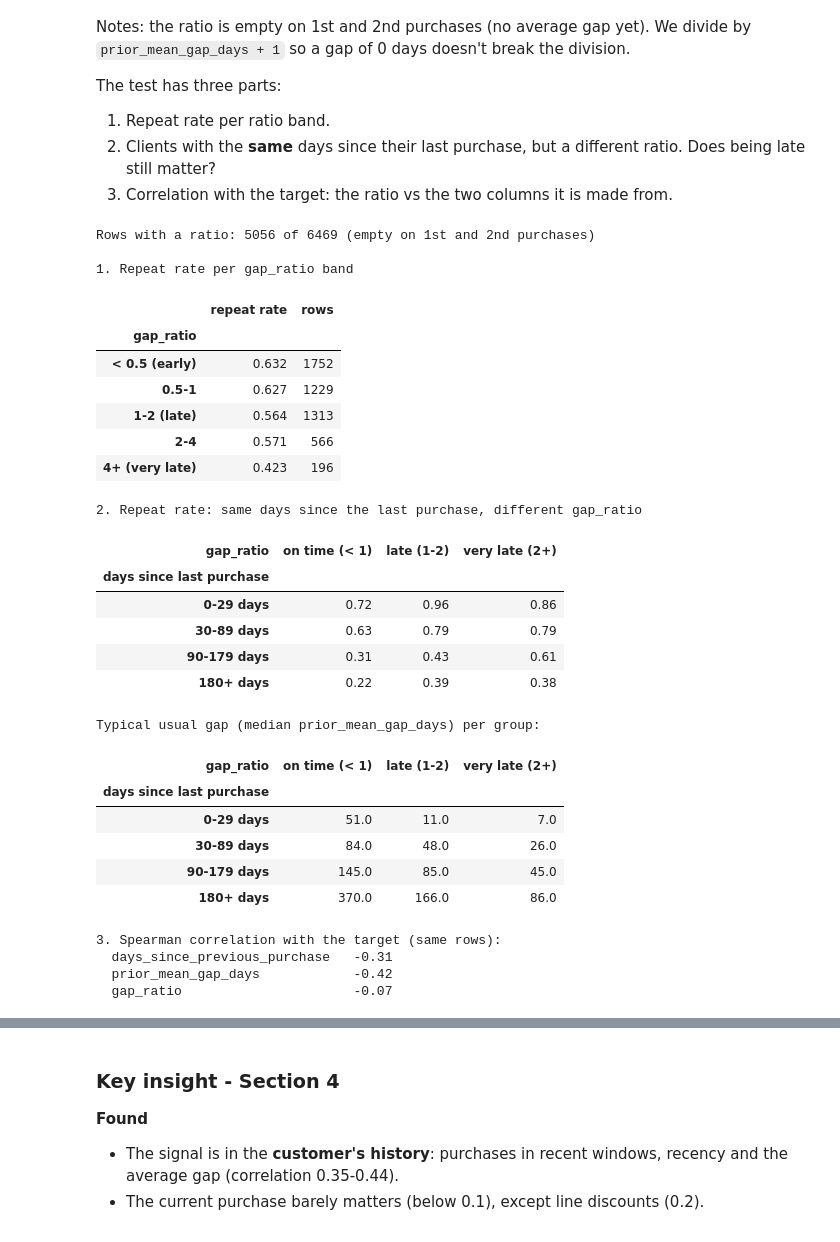
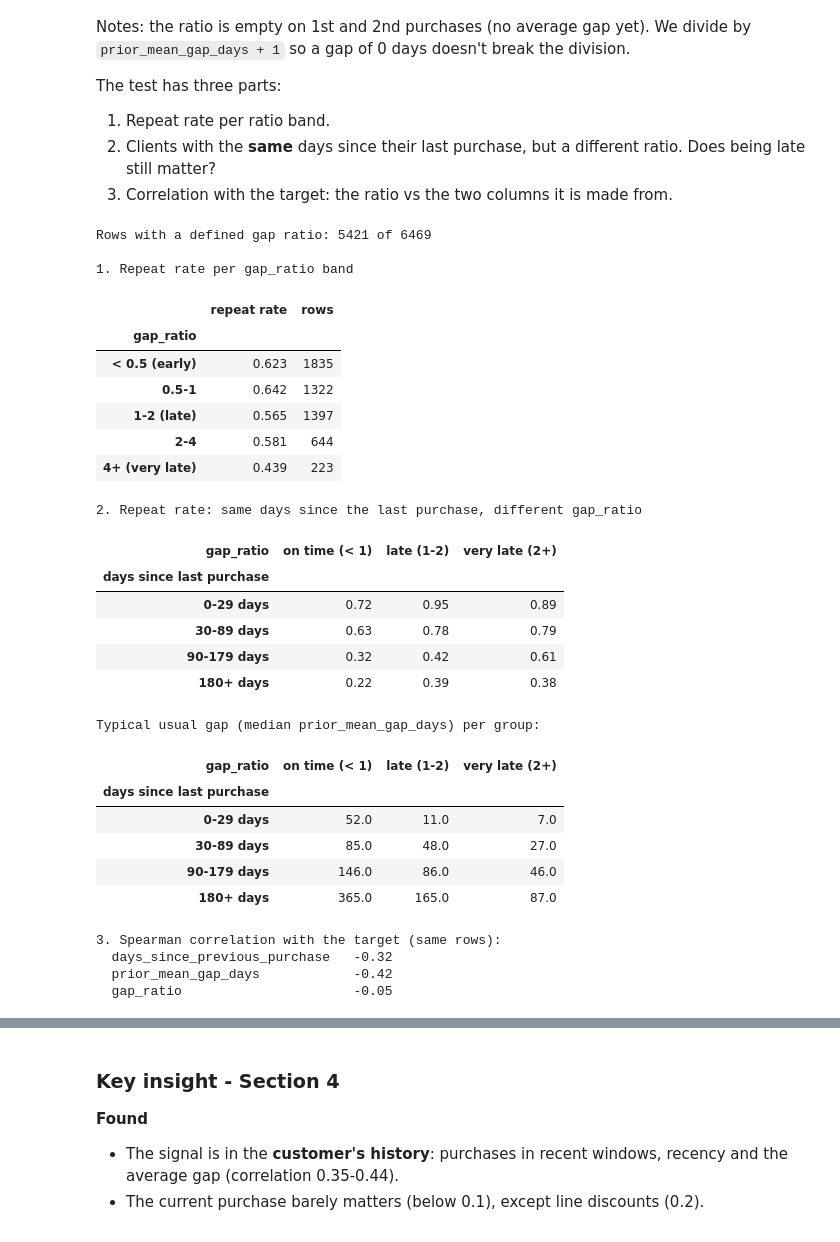
Before and after one commit to L4DR48/ETAI-Group5, a Jupyter notebook: notebooks/03_feature_engineering_selection.ipynb, the cells around one changed output, grey strips where cells are left out. Saved outputs shown, nothing was run; the diff lists cells and outputs as text; code cells hidden in the pictures.

```diff
--- a/notebooks/03_feature_engineering_selection.ipynb
+++ b/notebooks/03_feature_engineering_selection.ipynb
@@ -67,62 +81,67 @@ The test has three parts:
 2. Clients with the **same** days since their last purchase, but a different ratio. Does being late still matter?
 3. Correlation with the target: the ratio vs the two columns it is made from.
 # %%
-gap_ratio = df["days_since_previous_purchase"] / (df["prior_mean_gap_days"] + 1)
+mean_gap = df["prior_mean_gap_days"]
+valid_mean_gap = df["prior_purchase_count"].ge(2) & mean_gap.gt(0)
+
+gap_ratio = df["days_since_previous_purchase"].div(
+    mean_gap.where(valid_mean_gap)
+)
 has_ratio = gap_ratio.notna()
-print("Rows with a ratio:", has_ratio.sum(), "of", len(df), "(empty on 1st and 2nd purchases)")
 
+print(f"Rows with a defined gap ratio: {has_ratio.sum()} of {len(df)}")
 # 1. Repeat rate per ratio band
 ratio_band = pd.cut(gap_ratio, [0, 0.5, 1, 2, 4, np.inf], right=False,
                     labels=["< 0.5 (early)", "0.5-1", "1-2 (late)", "2-4", "4+ (very late)"])
 print("\n1. Repeat rate per gap_ratio band")
 display(df.groupby(ratio_band, observed=True)[TARGET].agg(["mean", "size"]).round(3)
           .rename(columns={"mean": "repeat rate", "size": "rows"}).rename_axis("gap_ratio"))
 
 # 2. Same days since the last purchase (rows), on time vs late (columns)
 days_band = pd.cut(df["days_since_previous_purchase"], [0, 30, 90, 180, np.inf], right=False,
                    labels=["0-29 days", "30-89 days", "90-179 days", "180+ days"])
 late = pd.cut(gap_ratio, [0, 1, 2, np.inf], right=False, labels=["on time (< 1)", "late (1-2)", "very late (2+)"])
 print("\n2. Repeat rate: same days since the last purchase, different gap_ratio")
 display(df[has_ratio].groupby([days_band, late], observed=True)[TARGET].mean().unstack().round(2)
           .rename_axis(index="days since last purchase", columns="gap_ratio"))
 print("Typical usual gap (median prior_mean_gap_days) per group:")
 display(df[has_ratio].groupby([days_band, late], observed=True)["prior_mean_gap_days"].median().unstack().round(0)
           .rename_axis(index="days since last purchase", columns="gap_ratio"))
 
 # 3. Correlation with the target, on the same rows
 print("\n3. Spearman correlation with the target (same rows):")
 for name, values in [("days_since_previous_purchase", df["days_since_previous_purchase"]),
                      ("prior_mean_gap_days", df["prior_mean_gap_days"]), ("gap_ratio", gap_ratio)]:
     print(f"  {name:30s} {spearmanr(values[has_ratio], df.loc[has_ratio, TARGET], nan_policy='omit')[0]:.2f}")
 # %% [output]
-Rows with a ratio: 5056 of 6469 (empty on 1st and 2nd purchases)
+Rows with a defined gap ratio: 5421 of 6469
 
 1. Repeat rate per gap_ratio band
 |  | repeat rate | rows |
 | gap_ratio |  |  |
-| < 0.5 (early) | 0.632 | 1752 |
-| 0.5-1 | 0.627 | 1229 |
-| 1-2 (late) | 0.564 | 1313 |
-| 2-4 | 0.571 | 566 |
-| 4+ (very late) | 0.423 | 196 |
+| < 0.5 (early) | 0.623 | 1835 |
+| 0.5-1 | 0.642 | 1322 |
+| 1-2 (late) | 0.565 | 1397 |
+| 2-4 | 0.581 | 644 |
+| 4+ (very late) | 0.439 | 223 |
 2. Repeat rate: same days since the last purchase, different gap_ratio
 | gap_ratio | on time (< 1) | late (1-2) | very late (2+) |
 | days since last purchase |  |  |  |
-| 0-29 days | 0.72 | 0.96 | 0.86 |
-| 30-89 days | 0.63 | 0.79 | 0.79 |
-| 90-179 days | 0.31 | 0.43 | 0.61 |
+| 0-29 days | 0.72 | 0.95 | 0.89 |
+| 30-89 days | 0.63 | 0.78 | 0.79 |
+| 90-179 days | 0.32 | 0.42 | 0.61 |
 | 180+ days | 0.22 | 0.39 | 0.38 |
 Typical usual gap (median prior_mean_gap_days) per group:
 | gap_ratio | on time (< 1) | late (1-2) | very late (2+) |
 | days since last purchase |  |  |  |
-| 0-29 days | 51.0 | 11.0 | 7.0 |
-| 30-89 days | 84.0 | 48.0 | 26.0 |
-| 90-179 days | 145.0 | 85.0 | 45.0 |
-| 180+ days | 370.0 | 166.0 | 86.0 |
+| 0-29 days | 52.0 | 11.0 | 7.0 |
+| 30-89 days | 85.0 | 48.0 | 27.0 |
+| 90-179 days | 146.0 | 86.0 | 46.0 |
+| 180+ days | 365.0 | 165.0 | 87.0 |
 3. Spearman correlation with the target (same rows):
-  days_since_previous_purchase   -0.31
+  days_since_previous_purchase   -0.32
   prior_mean_gap_days            -0.42
-  gap_ratio                      -0.07
+  gap_ratio                      -0.05
 # %% [markdown]
 ### Key insight - Section 2
 
```
Also changed, not shown: parts of 11 cells of this notebook, 1 other file.
